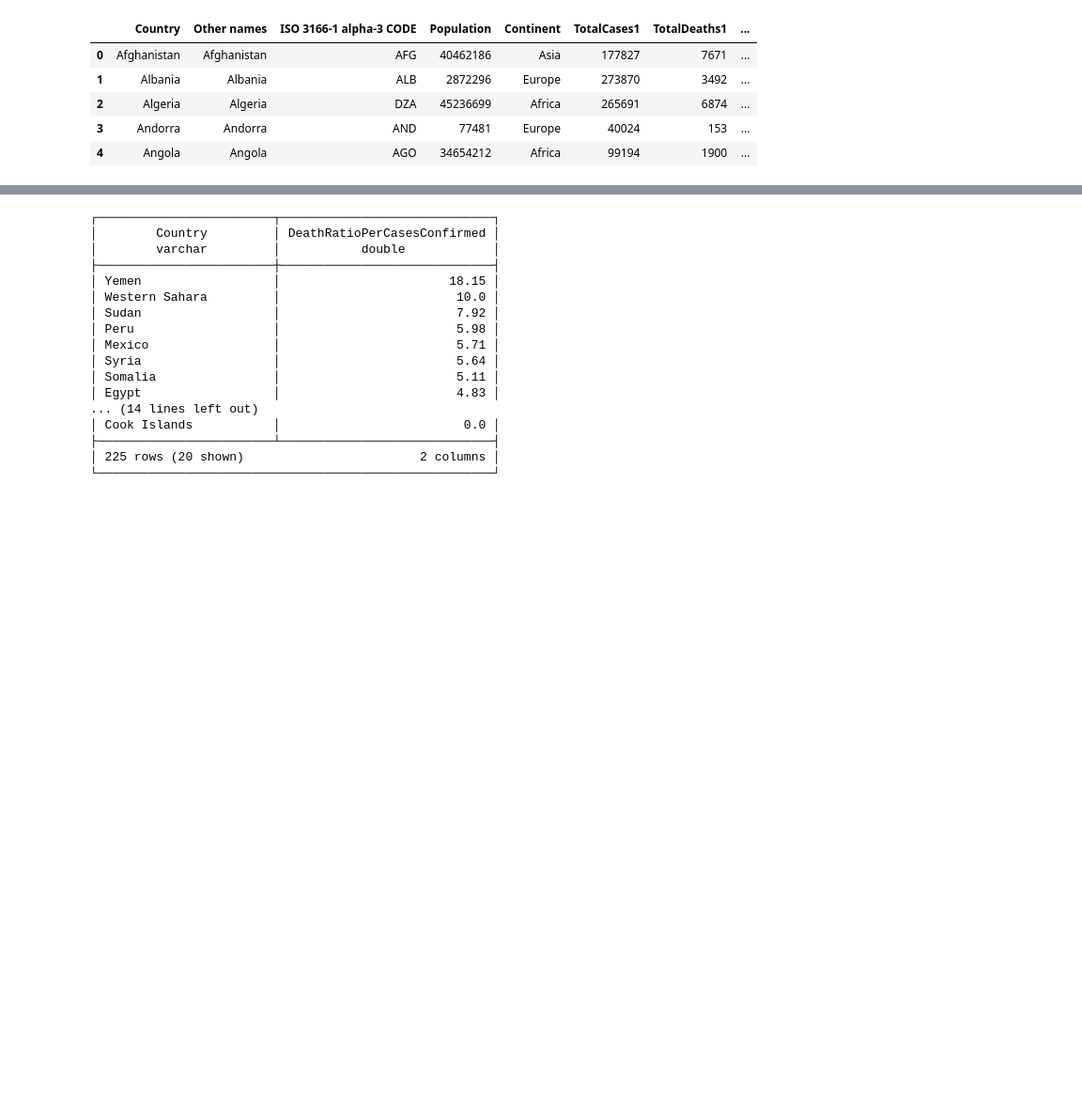
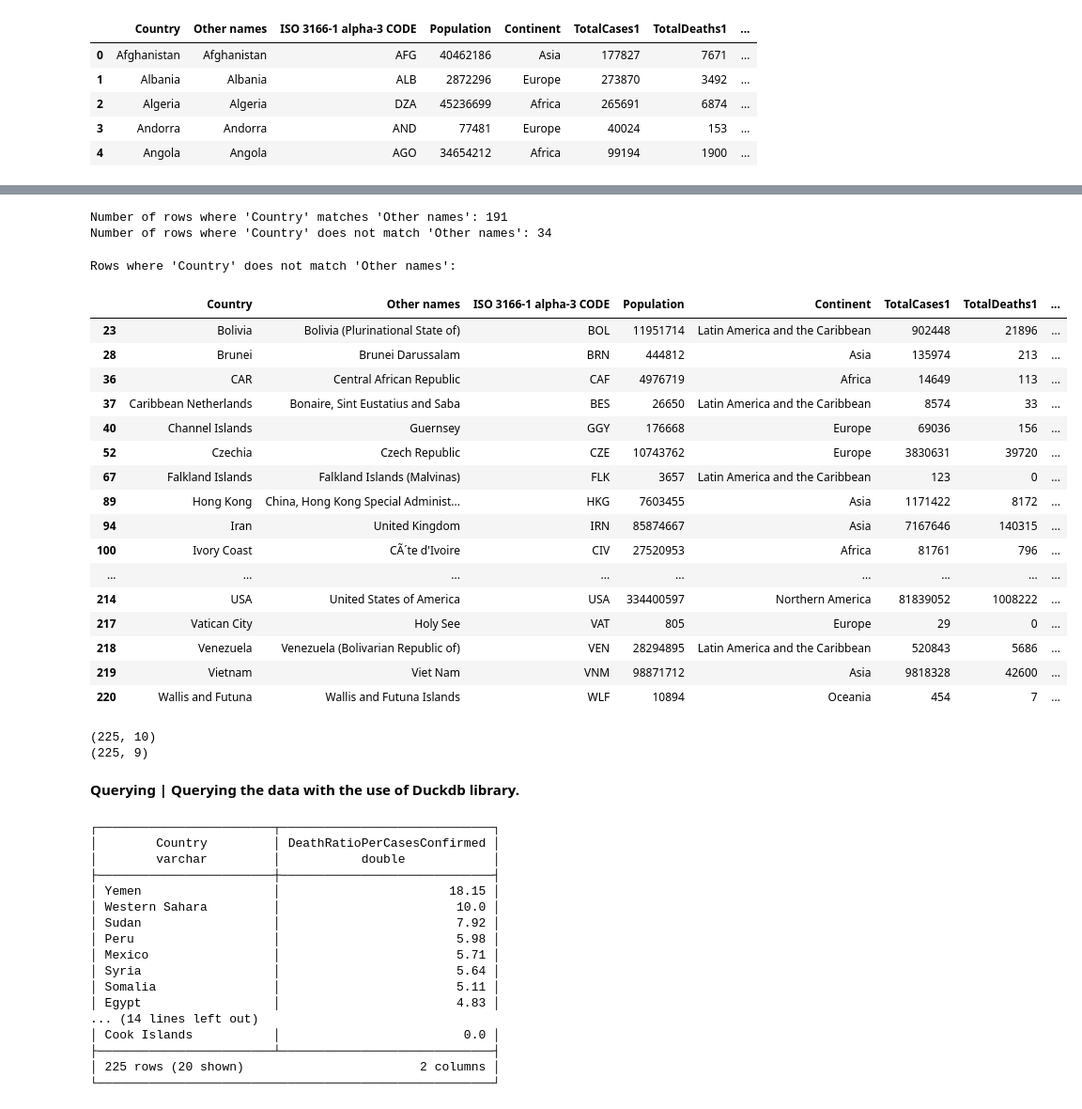
Before and after one commit to Mark4815/Covid19-Data_Data_Cleaning_and_Query, a Jupyter notebook: SQLAnalysis_Covid.ipynb, the cells around one changed output, grey strips where cells are left out. Shown at 94% size. Cells and saved outputs as stored; diff of their text form; code cells hidden in the pictures; blank space fills up the shorter version.

```diff
--- a/SQLAnalysis_Covid.ipynb
+++ b/SQLAnalysis_Covid.ipynb
@@ -27,3 +68,55 @@ df.head()
+# %%
+#To determine if the 'Other names' column is required, compared how many times the columns do not match (As they appear to be the same content, based off the head())
+CounterMatch = 0
+CounterDiff = 0
+
+for index, row in df.iterrows():
+  if row['Country'] == row['Other names']:
+    CounterMatch += 1
+  else:
+    CounterDiff += 1
+
+print(f"Number of rows where 'Country' matches 'Other names': {CounterMatch}")
+print(f"Number of rows where 'Country' does not match 'Other names': {CounterDiff}")
+# %% [output]
+Number of rows where 'Country' matches 'Other names': 191
+Number of rows where 'Country' does not match 'Other names': 34
+# %%
+#Taking a look at the non-matches.
+rows_where_country_other_names_differ = df[df['Country'] != df['Other names']]
+print("\nRows where 'Country' does not match 'Other names':")
+rows_where_country_other_names_differ
+# %% [output]
+Rows where 'Country' does not match 'Other names':
+|  | Country | Other names | ISO 3166-1 alpha-3 CODE | Population | Continent | TotalCases1 | TotalDeaths1 | ... |
+| 23 | Bolivia | Bolivia (Plurinational State of) | BOL | 11951714 | Latin America and the Caribbean | 902448 | 21896 | ... |
+| 28 | Brunei | Brunei Darussalam | BRN | 444812 | Asia | 135974 | 213 | ... |
+| 36 | CAR | Central African Republic | CAF | 4976719 | Africa | 14649 | 113 | ... |
+| 37 | Caribbean Netherlands | Bonaire, Sint Eustatius and Saba | BES | 26650 | Latin America and the Caribbean | 8574 | 33 | ... |
+| 40 | Channel Islands | Guernsey | GGY | 176668 | Europe | 69036 | 156 | ... |
+| 52 | Czechia | Czech Republic | CZE | 10743762 | Europe | 3830631 | 39720 | ... |
+| 67 | Falkland Islands | Falkland Islands (Malvinas) | FLK | 3657 | Latin America and the Caribbean | 123 | 0 | ... |
+| 89 | Hong Kong | China, Hong Kong Special Administ... | HKG | 7603455 | Asia | 1171422 | 8172 | ... |
+| 94 | Iran | United Kingdom | IRN | 85874667 | Asia | 7167646 | 140315 | ... |
+| 100 | Ivory Coast | CÃ´te d'Ivoire | CIV | 27520953 | Africa | 81761 | 796 | ... |
+| ... | ... | ... | ... | ... | ... | ... | ... | ... |
+| 214 | USA | United States of America | USA | 334400597 | Northern America | 81839052 | 1008222 | ... |
+| 217 | Vatican City | Holy See | VAT | 805 | Europe | 29 | 0 | ... |
+| 218 | Venezuela | Venezuela (Bolivarian Republic of) | VEN | 28294895 | Latin America and the Caribbean | 520843 | 5686 | ... |
+| 219 | Vietnam | Viet Nam | VNM | 98871712 | Asia | 9818328 | 42600 | ... |
+| 220 | Wallis and Futuna | Wallis and Futuna Islands | WLF | 10894 | Oceania | 454 | 7 | ... |
+# %%
+#Given the analysis above, the 'Other names' column is largely redundant and may make trended analysis difficult so choosing to drop to simplify the data.
+#Shape then shows that the column has dropped. In order to retain the original data, created dataframe as 'df_2'.
+
+print(df.shape)
+df_2 = df.drop('Other names', axis=1)
+print(df_2.shape)
+# %% [output]
+(225, 10)
+(225, 9)
+# %% [markdown]
+**Querying | Querying the data with the use of Duckdb library.**
 # %%
 #testing use of Windows Functions (SQL) using Dataframe and Duckdb library
 #This tells us what the mortality rate was compared to the number of confirmed cases.
```
Also changed, not shown: parts of 11 cells of this notebook.
